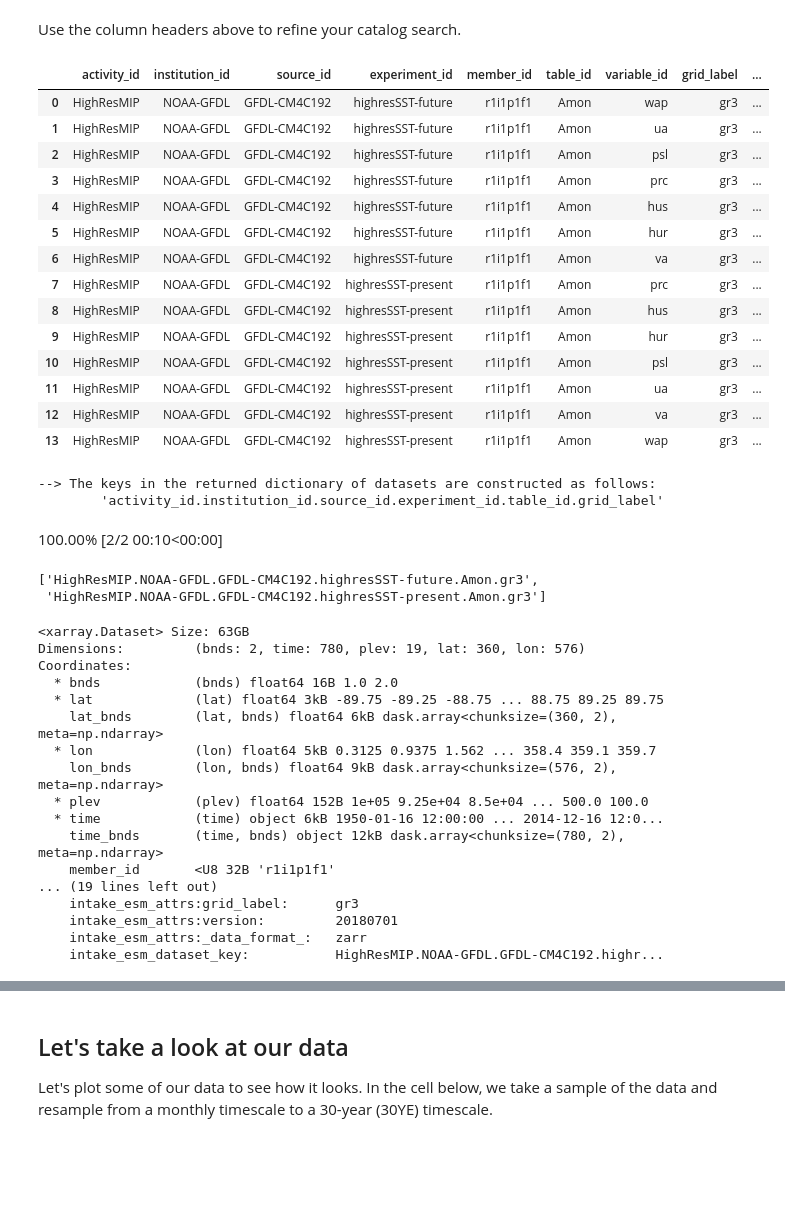
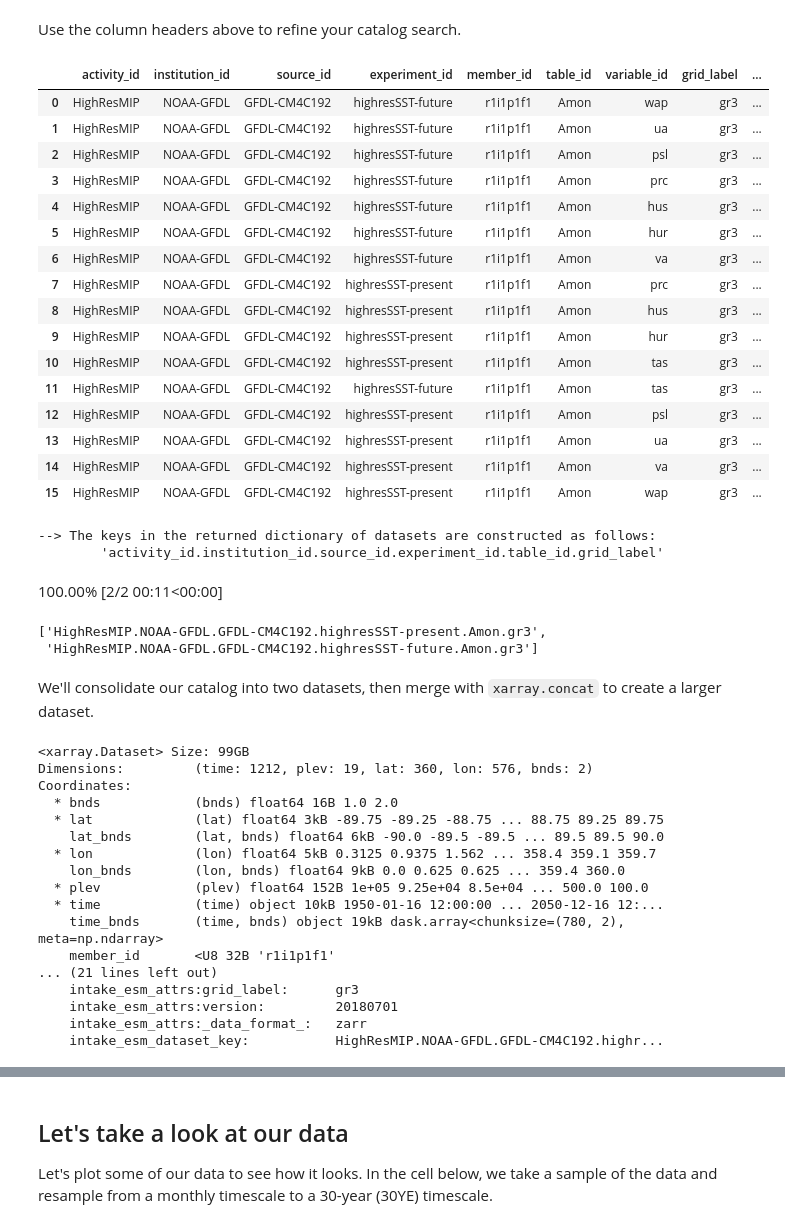
Before and after one commit to ProjectPythia/CFC-extreme-weather-cookbook, a Jupyter notebook: notebooks/cfc-atm.ipynb, the cells around one changed output, grey strips where cells are left out. Drawn from its saved outputs; the diff is of its cells as text; code cells hidden in the pictures; blank space fills up the shorter version.

````diff
--- a/notebooks/cfc-atm.ipynb
+++ b/notebooks/cfc-atm.ipynb
@@ -184,52 +206,61 @@ pangeo-cmip6 catalog with 7674 dataset(s) from 514818 asset(s):
 # %% [markdown]
 Use the column headers above to refine your catalog search.
 # %%
-cat = col.search(activity_id='HighResMIP', institution_id='NOAA-GFDL', experiment_id=['highresSST-present', 'highresSST-future'],
-                 table_id='Amon', variable_id=['psl', 'wap', 'prc', 'hur', 'ua', 'va', 'hus'])
+cat = col.search(activity_id='HighResMIP',
+                 institution_id='NOAA-GFDL',
+                 experiment_id=['highresSST-present', 'highresSST-future'],
+                 table_id='Amon',
+                 variable_id=['psl', 'tas', 'wap', 'prc', 'hur', 'ua', 'va', 'hus'])
+
 cat.df
 # %% [output]
 |  | activity_id | institution_id | source_id | experiment_id | member_id | table_id | variable_id | grid_label | ... |
 | 0 | HighResMIP | NOAA-GFDL | GFDL-CM4C192 | highresSST-future | r1i1p1f1 | Amon | wap | gr3 | ... |
 | 1 | HighResMIP | NOAA-GFDL | GFDL-CM4C192 | highresSST-future | r1i1p1f1 | Amon | ua | gr3 | ... |
 | 2 | HighResMIP | NOAA-GFDL | GFDL-CM4C192 | highresSST-future | r1i1p1f1 | Amon | psl | gr3 | ... |
 | 3 | HighResMIP | NOAA-GFDL | GFDL-CM4C192 | highresSST-future | r1i1p1f1 | Amon | prc | gr3 | ... |
 | 4 | HighResMIP | NOAA-GFDL | GFDL-CM4C192 | highresSST-future | r1i1p1f1 | Amon | hus | gr3 | ... |
 | 5 | HighResMIP | NOAA-GFDL | GFDL-CM4C192 | highresSST-future | r1i1p1f1 | Amon | hur | gr3 | ... |
 | 6 | HighResMIP | NOAA-GFDL | GFDL-CM4C192 | highresSST-future | r1i1p1f1 | Amon | va | gr3 | ... |
 | 7 | HighResMIP | NOAA-GFDL | GFDL-CM4C192 | highresSST-present | r1i1p1f1 | Amon | prc | gr3 | ... |
 | 8 | HighResMIP | NOAA-GFDL | GFDL-CM4C192 | highresSST-present | r1i1p1f1 | Amon | hus | gr3 | ... |
 | 9 | HighResMIP | NOAA-GFDL | GFDL-CM4C192 | highresSST-present | r1i1p1f1 | Amon | hur | gr3 | ... |
-| 10 | HighResMIP | NOAA-GFDL | GFDL-CM4C192 | highresSST-present | r1i1p1f1 | Amon | psl | gr3 | ... |
-| 11 | HighResMIP | NOAA-GFDL | GFDL-CM4C192 | highresSST-present | r1i1p1f1 | Amon | ua | gr3 | ... |
-| 12 | HighResMIP | NOAA-GFDL | GFDL-CM4C192 | highresSST-present | r1i1p1f1 | Amon | va | gr3 | ... |
-| 13 | HighResMIP | NOAA-GFDL | GFDL-CM4C192 | highresSST-present | r1i1p1f1 | Amon | wap | gr3 | ... |
+| 10 | HighResMIP | NOAA-GFDL | GFDL-CM4C192 | highresSST-present | r1i1p1f1 | Amon | tas | gr3 | ... |
+| 11 | HighResMIP | NOAA-GFDL | GFDL-CM4C192 | highresSST-future | r1i1p1f1 | Amon | tas | gr3 | ... |
+| 12 | HighResMIP | NOAA-GFDL | GFDL-CM4C192 | highresSST-present | r1i1p1f1 | Amon | psl | gr3 | ... |
+| 13 | HighResMIP | NOAA-GFDL | GFDL-CM4C192 | highresSST-present | r1i1p1f1 | Amon | ua | gr3 | ... |
+| 14 | HighResMIP | NOAA-GFDL | GFDL-CM4C192 | highresSST-present | r1i1p1f1 | Amon | va | gr3 | ... |
+| 15 | HighResMIP | NOAA-GFDL | GFDL-CM4C192 | highresSST-present | r1i1p1f1 | Amon | wap | gr3 | ... |
 # %%
 dset_dict = cat.to_dataset_dict(zarr_kwargs={'consolidated': True})
 list(dset_dict.keys())
 # %% [output]
 --> The keys in the returned dictionary of datasets are constructed as follows:
         'activity_id.institution_id.source_id.experiment_id.table_id.grid_label'
-100.00% [2/2 00:10<00:00]
+100.00% [2/2 00:11<00:00]
-['HighResMIP.NOAA-GFDL.GFDL-CM4C192.highresSST-future.Amon.gr3',
- 'HighResMIP.NOAA-GFDL.GFDL-CM4C192.highresSST-present.Amon.gr3']
+['HighResMIP.NOAA-GFDL.GFDL-CM4C192.highresSST-present.Amon.gr3',
+ 'HighResMIP.NOAA-GFDL.GFDL-CM4C192.highresSST-future.Amon.gr3']
+# %% [markdown]
+We'll consolidate our catalog into two datasets, then merge with ```xarray.concat``` to create a larger dataset.
 # %%
 dsPRES = dset_dict['HighResMIP.NOAA-GFDL.GFDL-CM4C192.highresSST-present.Amon.gr3'].squeeze()
 dsFUT = dset_dict['HighResMIP.NOAA-GFDL.GFDL-CM4C192.highresSST-future.Amon.gr3'].squeeze()
-dsPRES
+dsFULL = xr.concat([dsPRES, dsFUT], dim="time")
+dsFULL
 # %% [output]
-<xarray.Dataset> Size: 63GB
-Dimensions:         (bnds: 2, time: 780, plev: 19, lat: 360, lon: 576)
+<xarray.Dataset> Size: 99GB
+Dimensions:         (time: 1212, plev: 19, lat: 360, lon: 576, bnds: 2)
 Coordinates:
   * bnds            (bnds) float64 16B 1.0 2.0
   * lat             (lat) float64 3kB -89.75 -89.25 -88.75 ... 88.75 89.25 89.75
-    lat_bnds        (lat, bnds) float64 6kB dask.array<chunksize=(360, 2), meta=np.ndarray>
+    lat_bnds        (lat, bnds) float64 6kB -90.0 -89.5 -89.5 ... 89.5 89.5 90.0
   * lon             (lon) float64 5kB 0.3125 0.9375 1.562 ... 358.4 359.1 359.7
-    lon_bnds        (lon, bnds) float64 9kB dask.array<chunksize=(576, 2), meta=np.ndarray>
+    lon_bnds        (lon, bnds) float64 9kB 0.0 0.625 0.625 ... 359.4 360.0
   * plev            (plev) float64 152B 1e+05 9.25e+04 8.5e+04 ... 500.0 100.0
-  * time            (time) object 6kB 1950-01-16 12:00:00 ... 2014-12-16 12:0...
-    time_bnds       (time, bnds) object 12kB dask.array<chunksize=(780, 2), meta=np.ndarray>
+  * time            (time) object 10kB 1950-01-16 12:00:00 ... 2050-12-16 12:...
+    time_bnds       (time, bnds) object 19kB dask.array<chunksize=(780, 2), meta=np.ndarray>
     member_id       <U8 32B 'r1i1p1f1'
-... (19 lines left out)
+... (21 lines left out)
     intake_esm_attrs:grid_label:      gr3
     intake_esm_attrs:version:         20180701
     intake_esm_attrs:_data_format_:   zarr
````
Also changed, not shown: parts of 13 cells of this notebook, 2 other files.
